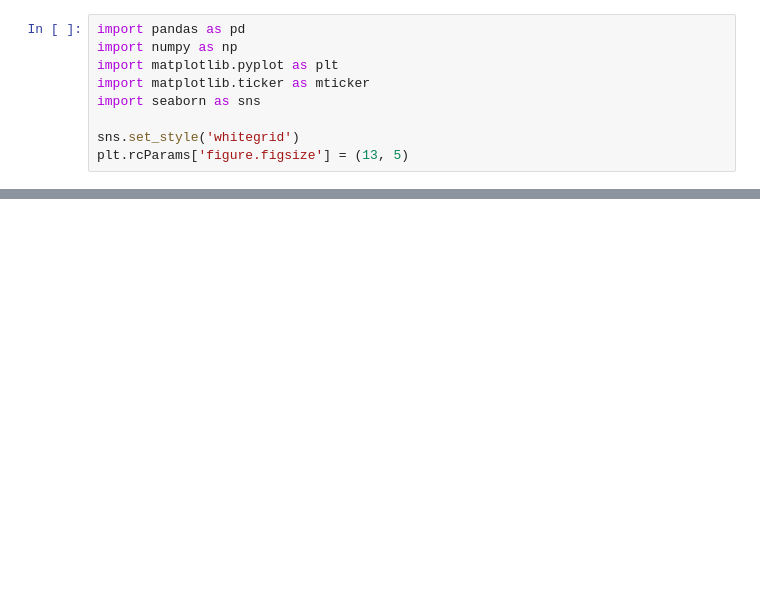
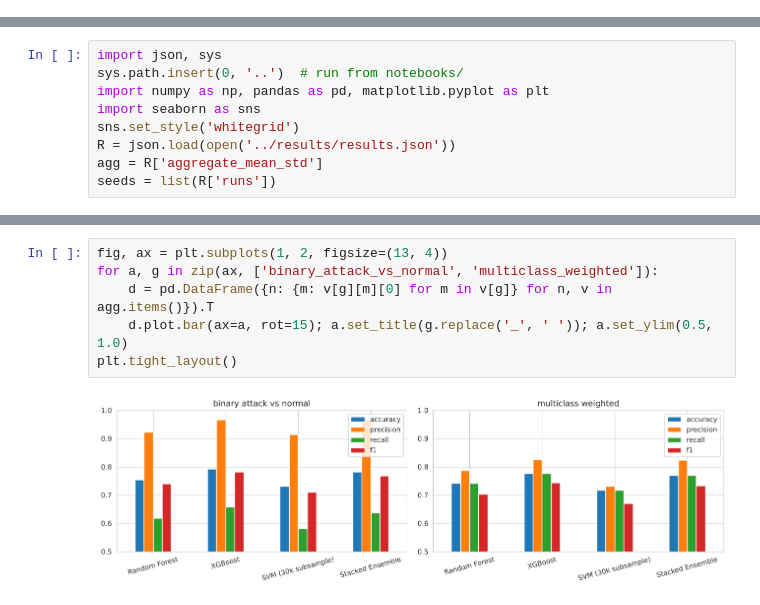
Before and after one commit to brigghouse/RT-MLIDS, a Jupyter notebook: notebooks/03_model_training.ipynb, the cells around one changed output, grey strips where cells are left out. Saved outputs shown, nothing was run; the diff lists cells and outputs as text; blank space fills up the shorter version.

```diff
--- a/notebooks/03_model_training.ipynb
+++ b/notebooks/03_model_training.ipynb
@@ -8,9 +0,0 @@ Classification performance and latency benchmarks from the RT-MLIDS experiment.
-# %%
-import pandas as pd
-import numpy as np
-import matplotlib.pyplot as plt
-import matplotlib.ticker as mticker
-import seaborn as sns
-
-sns.set_style('whitegrid')
-plt.rcParams['figure.figsize'] = (13, 5)
@@ -140,0 +8,9 @@ plt.show()
+# %%
+import json, sys
+sys.path.insert(0, '..')  # run from notebooks/
+import numpy as np, pandas as pd, matplotlib.pyplot as plt
+import seaborn as sns
+sns.set_style('whitegrid')
+R = json.load(open('../results/results.json'))
+agg = R['aggregate_mean_std']
+seeds = list(R['runs'])
@@ -140,0 +43,8 @@ plt.show()
+# %%
+fig, ax = plt.subplots(1, 2, figsize=(13, 4))
+for a, g in zip(ax, ['binary_attack_vs_normal', 'multiclass_weighted']):
+    d = pd.DataFrame({n: {m: v[g][m][0] for m in v[g]} for n, v in agg.items()}).T
+    d.plot.bar(ax=a, rot=15); a.set_title(g.replace('_', ' ')); a.set_ylim(0.5, 1.0)
+plt.tight_layout()
+# %% [output]
+[figure, added]
```
Also changed, not shown: parts of 15 cells of this notebook, 3 other files.
